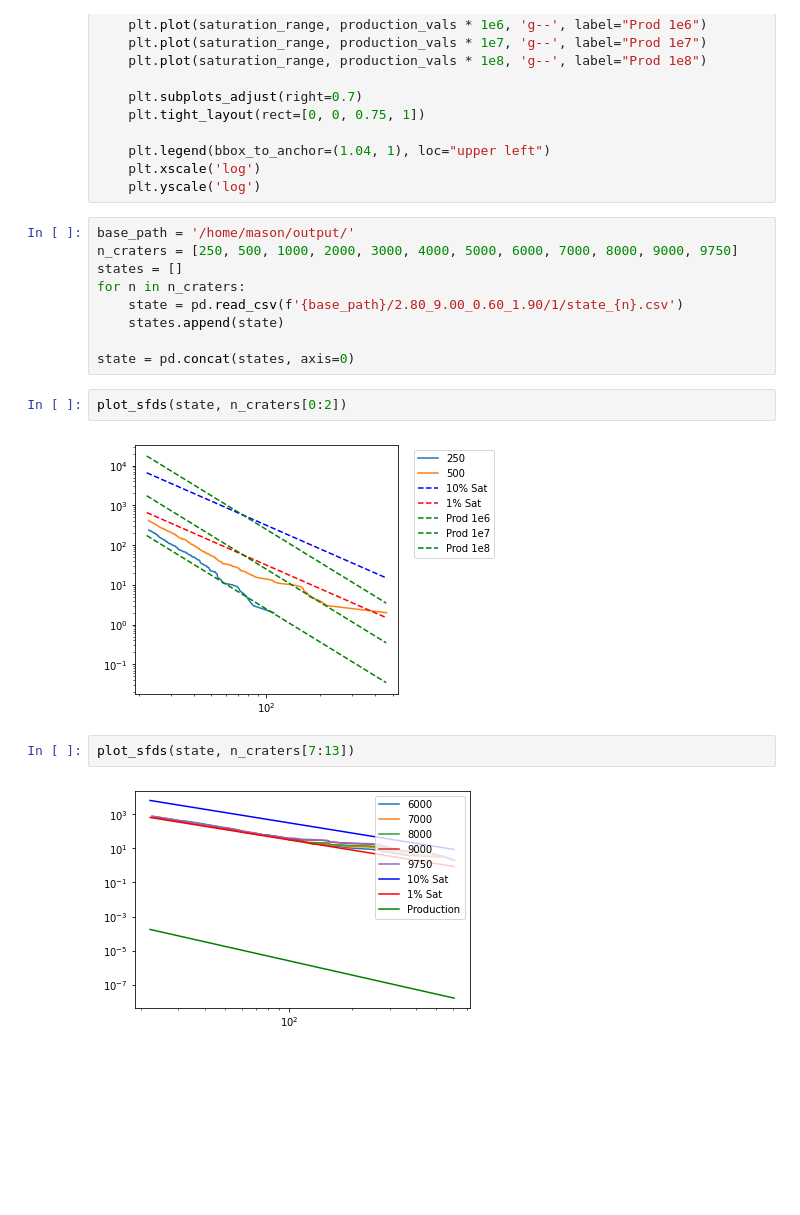
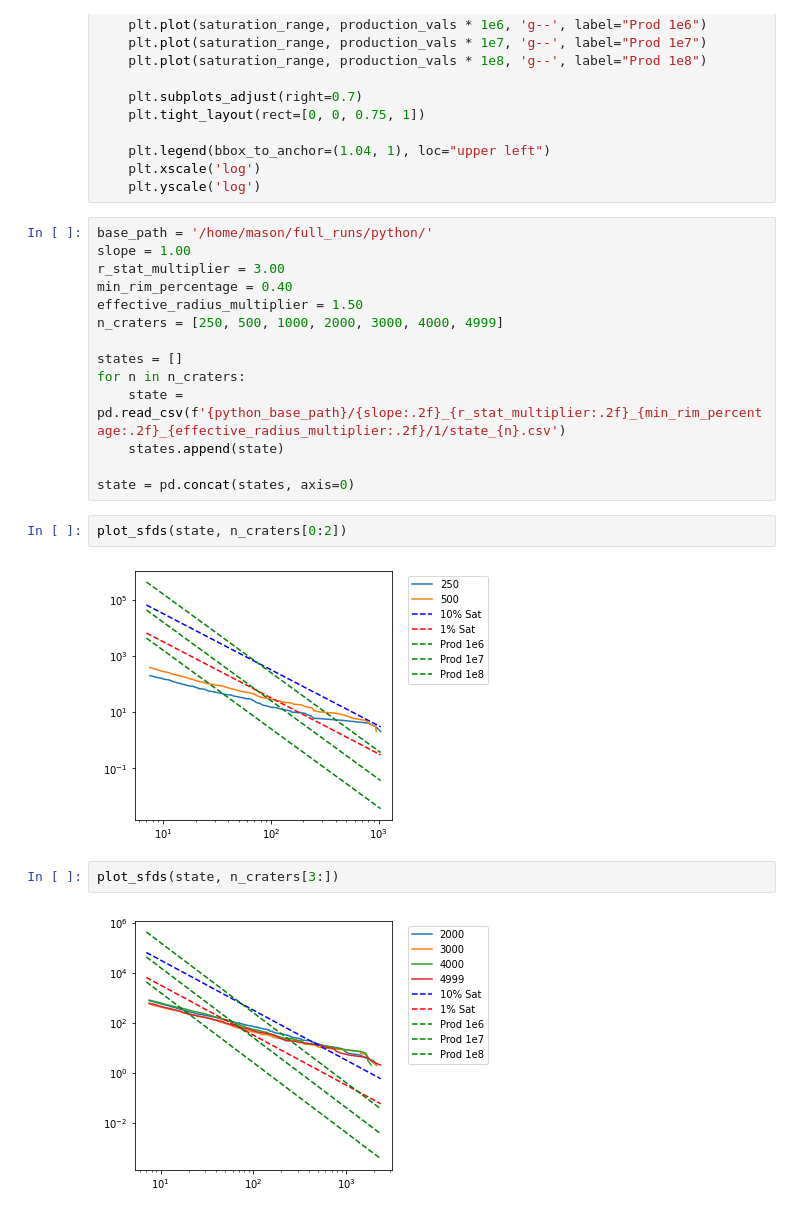
Before and after one commit to seanmason/saturation, a Jupyter notebook: notebooks/PlotStats.ipynb, the cells around one changed output. Cells and saved outputs as stored; diff of their text form; blank space fills up the shorter version.

```diff
--- a/notebooks/PlotStats.ipynb
+++ b/notebooks/PlotStats.ipynb
@@ -493,19 +290,24 @@ def plot_sfds(state: pd.DataFrame, times: List[int]):
     plt.xscale('log')
     plt.yscale('log')
 # %%
-base_path = '/home/mason/output/'
-n_craters = [250, 500, 1000, 2000, 3000, 4000, 5000, 6000, 7000, 8000, 9000, 9750]
+base_path = '/home/mason/full_runs/python/'
+slope = 1.00
+r_stat_multiplier = 3.00
+min_rim_percentage = 0.40
+effective_radius_multiplier = 1.50
+n_craters = [250, 500, 1000, 2000, 3000, 4000, 4999]
+
 states = []
 for n in n_craters:
-    state = pd.read_csv(f'{base_path}/2.80_9.00_0.60_1.90/1/state_{n}.csv')
+    state = pd.read_csv(f'{python_base_path}/{slope:.2f}_{r_stat_multiplier:.2f}_{min_rim_percentage:.2f}_{effective_radius_multiplier:.2f}/1/state_{n}.csv')
     states.append(state)
 
 state = pd.concat(states, axis=0)
 # %%
 plot_sfds(state, n_craters[0:2])
 # %% [output]
-[figure, old version]
+[figure, new version]
 # %%
-plot_sfds(state, n_craters[7:13])
+plot_sfds(state, n_craters[3:])
 # %% [output]
-[figure, old version]
+[figure, new version]
```
Also changed, not shown: parts of 52 cells of this notebook, 15 other files.
